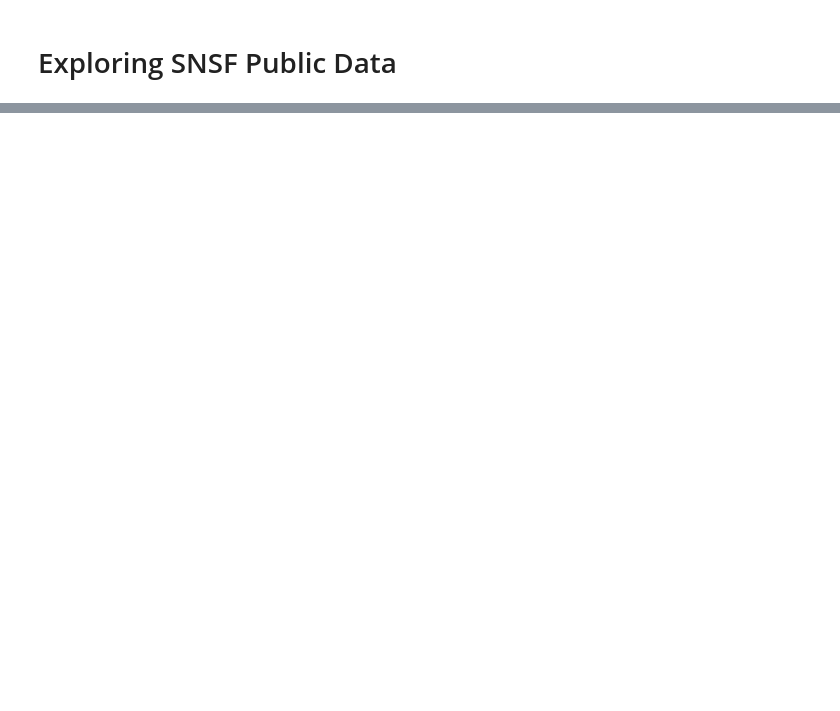
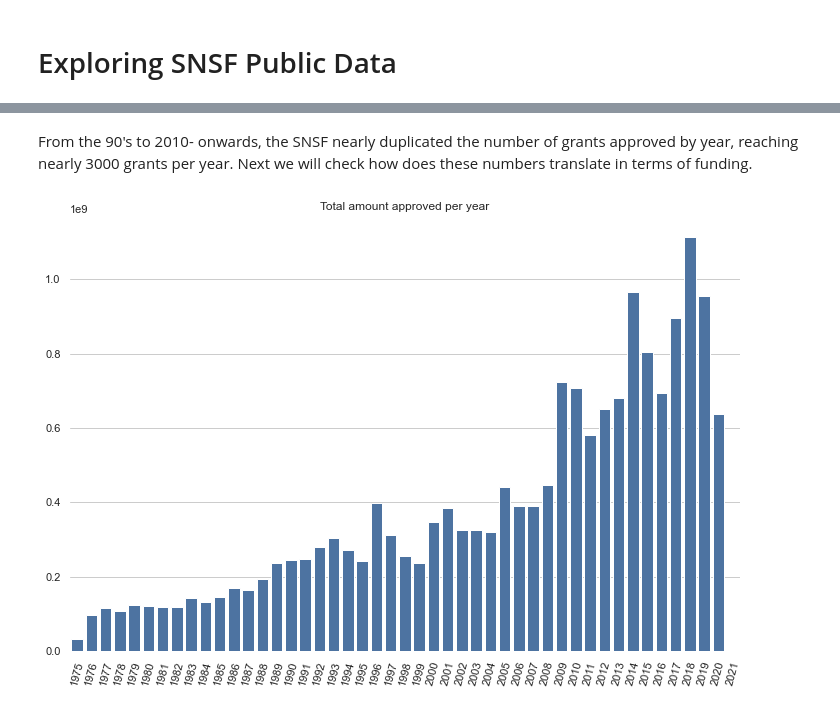
Before and after one commit to zambujo/p3data, a Jupyter notebook: exploration.ipynb, the cells around one changed output, grey strips where cells are left out. Drawn from its saved outputs; the diff is of its cells as text; code cells hidden in the pictures; blank space fills up the shorter version.

```diff
--- a/exploration.ipynb
+++ b/exploration.ipynb
@@ -21,0 +68,14 @@ people=pd.read_feather('data/person.feather')
+# %% [markdown]
+From the 90's to 2010- onwards, the SNSF nearly duplicated the number of grants approved by year, reaching nearly 3000 grants per year.  Next we will check how does these numbers translate in terms of funding.
+# %%
+annual_funding = grants.groupby(['year'])['approved_amount'].sum().reset_index()
+plt.box(on=None)
+sns.set_style("whitegrid")
+g = sns.barplot(x='year', y='approved_amount', data=annual_funding, color='#3f72af')
+g.set_xlabel('')
+g.set_ylabel('')
+g.set_title('Total amount approved per year')
+g.set_xticklabels(g.get_xticklabels(), rotation=75, horizontalalignment='center', fontweight='light')
+g;
+# %% [output]
+[figure, added]
```
Also changed, not shown: parts of 22 cells of this notebook.
